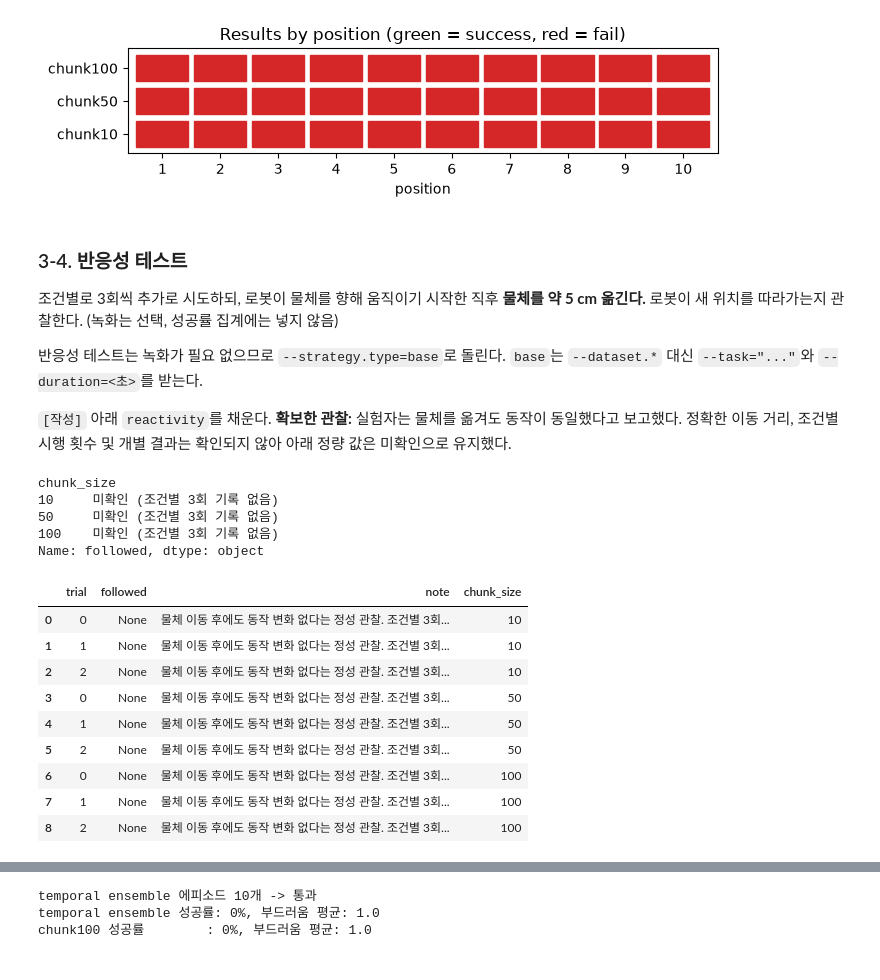
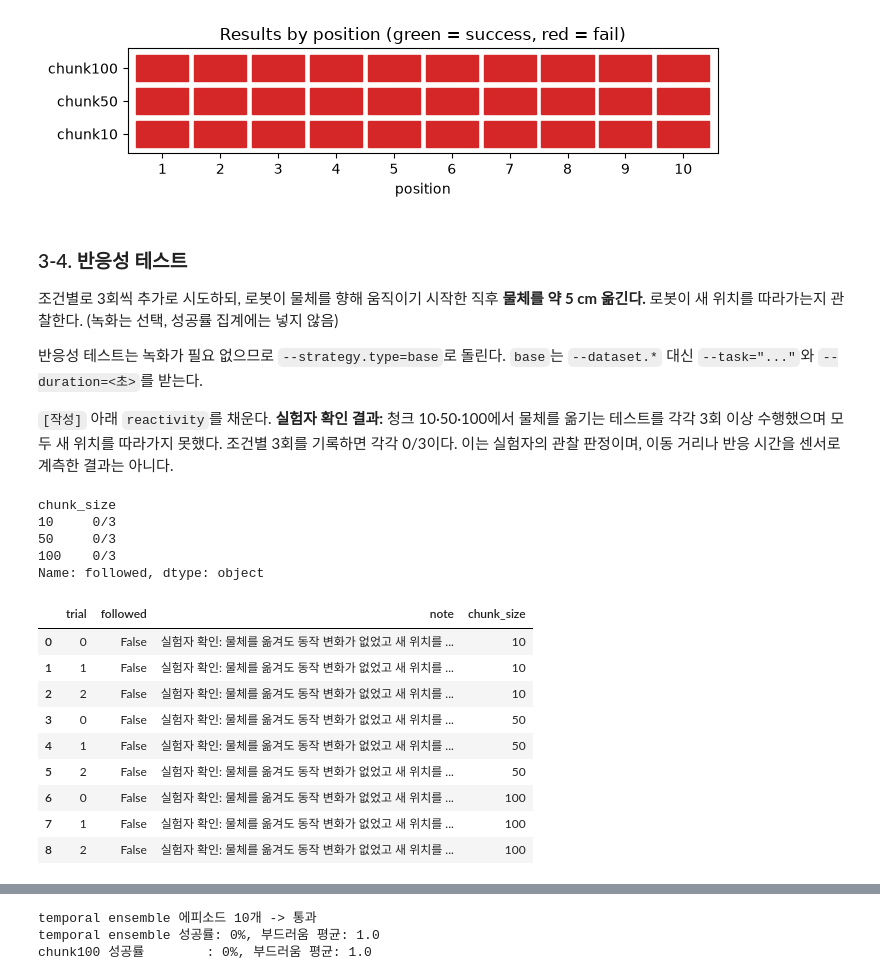
Before and after one commit to Minelauncher/git_test_repo, a Jupyter notebook: assignments/assignment_3.ipynb, the cells around one changed output, grey strips where cells are left out. Cells and saved outputs as stored; diff of their text form; code cells hidden in the pictures.

```diff
--- a/assignments/assignment_3.ipynb
+++ b/assignments/assignment_3.ipynb
@@ -402,32 +402,32 @@ plt.tight_layout(); plt.show()
 반응성 테스트는 녹화가 필요 없으므로 `--strategy.type=base`로 돌린다. `base`는 `--dataset.*` 대신 `--task="..."`와 `--duration=<초>`를 받는다.
 
 `[작성]` 아래 `reactivity`를 채운다.
-**확보한 관찰:** 실험자는 물체를 옮겨도 동작이 동일했다고 보고했다. 정확한 이동 거리, 조건별 시행 횟수 및 개별 결과는 확인되지 않아 아래 정량 값은 미확인으로 유지했다.
+**실험자 확인 결과:** 청크 10·50·100에서 물체를 옮기는 테스트를 각각 3회 이상 수행했으며 모두 새 위치를 따라가지 못했다. 조건별 3회를 기록하면 각각 0/3이다. 이는 실험자의 관찰 판정이며, 이동 거리나 반응 시간을 센서로 계측한 결과는 아니다.
 # %%
 reactivity = {
-    10:  [{"trial": i, "followed": None, "note": "물체 이동 후에도 동작 변화 없다는 정성 관찰. 조건별 3회 기록 미확인."} for i in range(3)],   # [작성]
-    50:  [{"trial": i, "followed": None, "note": "물체 이동 후에도 동작 변화 없다는 정성 관찰. 조건별 3회 기록 미확인."} for i in range(3)],   # [작성]
-    100: [{"trial": i, "followed": None, "note": "물체 이동 후에도 동작 변화 없다는 정성 관찰. 조건별 3회 기록 미확인."} for i in range(3)],   # [작성]
+    10:  [{"trial": i, "followed": False, "note": "실험자 확인: 물체를 옮겨도 동작 변화가 없었고 새 위치를 따라가지 못함."} for i in range(3)],   # 실험자 확인 결과
+    50:  [{"trial": i, "followed": False, "note": "실험자 확인: 물체를 옮겨도 동작 변화가 없었고 새 위치를 따라가지 못함."} for i in range(3)],   # 실험자 확인 결과
+    100: [{"trial": i, "followed": False, "note": "실험자 확인: 물체를 옮겨도 동작 변화가 없었고 새 위치를 따라가지 못함."} for i in range(3)],   # 실험자 확인 결과
 }
 react_df = pd.concat([pd.DataFrame(v).assign(chunk_size=k) for k, v in reactivity.items()], ignore_index=True)
 print(react_df.groupby("chunk_size")["followed"].apply(lambda s: f"{int(s.fillna(False).sum())}/3" if s.notna().all() else "미확인 (조건별 3회 기록 없음)"))
 react_df
 # %% [output]
 chunk_size
-10     미확인 (조건별 3회 기록 없음)
-50     미확인 (조건별 3회 기록 없음)
-100    미확인 (조건별 3회 기록 없음)
+10     0/3
+50     0/3
+100    0/3
 Name: followed, dtype: object
 |  | trial | followed | note | chunk_size |
-| 0 | 0 | None | 물체 이동 후에도 동작 변화 없다는 정성 관찰. 조건별 3회... | 10 |
-| 1 | 1 | None | 물체 이동 후에도 동작 변화 없다는 정성 관찰. 조건별 3회... | 10 |
-| 2 | 2 | None | 물체 이동 후에도 동작 변화 없다는 정성 관찰. 조건별 3회... | 10 |
-| 3 | 0 | None | 물체 이동 후에도 동작 변화 없다는 정성 관찰. 조건별 3회... | 50 |
-| 4 | 1 | None | 물체 이동 후에도 동작 변화 없다는 정성 관찰. 조건별 3회... | 50 |
-| 5 | 2 | None | 물체 이동 후에도 동작 변화 없다는 정성 관찰. 조건별 3회... | 50 |
-| 6 | 0 | None | 물체 이동 후에도 동작 변화 없다는 정성 관찰. 조건별 3회... | 100 |
-| 7 | 1 | None | 물체 이동 후에도 동작 변화 없다는 정성 관찰. 조건별 3회... | 100 |
-| 8 | 2 | None | 물체 이동 후에도 동작 변화 없다는 정성 관찰. 조건별 3회... | 100 |
+| 0 | 0 | False | 실험자 확인: 물체를 옮겨도 동작 변화가 없었고 새 위치를 ... | 10 |
+| 1 | 1 | False | 실험자 확인: 물체를 옮겨도 동작 변화가 없었고 새 위치를 ... | 10 |
+| 2 | 2 | False | 실험자 확인: 물체를 옮겨도 동작 변화가 없었고 새 위치를 ... | 10 |
+| 3 | 0 | False | 실험자 확인: 물체를 옮겨도 동작 변화가 없었고 새 위치를 ... | 50 |
+| 4 | 1 | False | 실험자 확인: 물체를 옮겨도 동작 변화가 없었고 새 위치를 ... | 50 |
+| 5 | 2 | False | 실험자 확인: 물체를 옮겨도 동작 변화가 없었고 새 위치를 ... | 50 |
+| 6 | 0 | False | 실험자 확인: 물체를 옮겨도 동작 변화가 없었고 새 위치를 ... | 100 |
+| 7 | 1 | False | 실험자 확인: 물체를 옮겨도 동작 변화가 없었고 새 위치를 ... | 100 |
+| 8 | 2 | False | 실험자 확인: 물체를 옮겨도 동작 변화가 없었고 새 위치를 ... | 100 |
 # %% [markdown]
 ### 3-5. 평가 영상
 `[작성]` 웹 뷰어(https://huggingface.co/spaces/lerobot/visualize_dataset)에 평가 데이터셋 repo_id를 넣어 재생되는지 확인한다.
```
Also changed, not shown: parts of 5 cells of this notebook, 1 other file.
